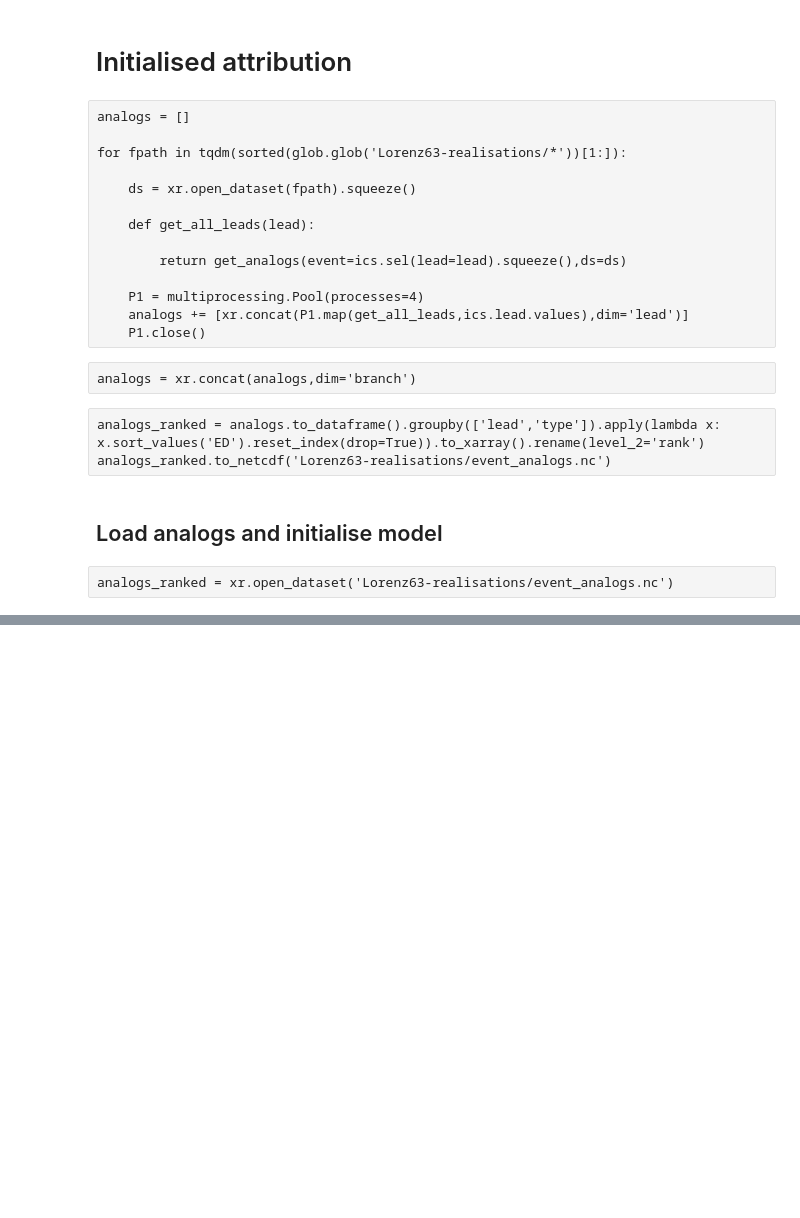
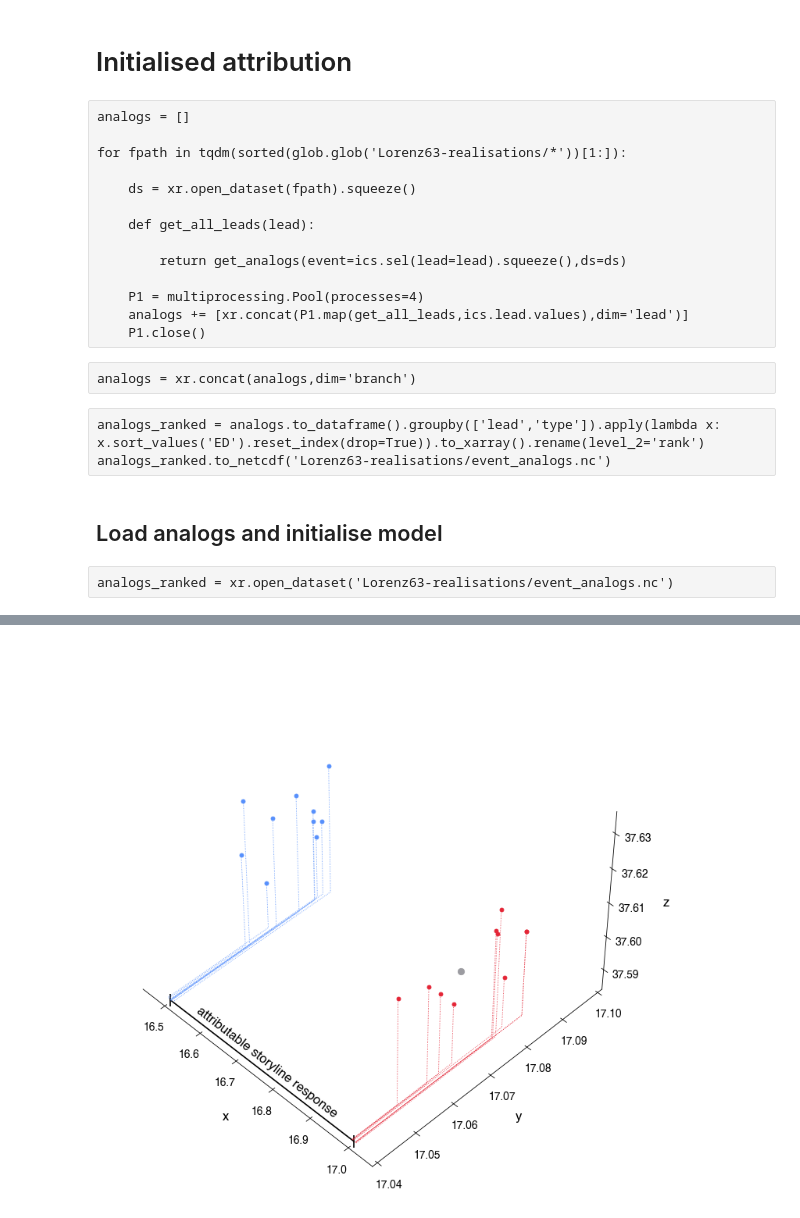
Before and after one commit to njleach/Thesis, a Jupyter notebook: Introduction/Figures/initialised-lorenz.ipynb, the cells around one changed output, grey strips where cells are left out. Cells and saved outputs as stored; diff of their text form; code cells hidden in the pictures; blank space fills up the shorter version.

```diff
--- a/Introduction/Figures/initialised-lorenz.ipynb
+++ b/Introduction/Figures/initialised-lorenz.ipynb
@@ -249,0 +246,2 @@ fcs_threshold_rr
+# %%
+analog_rank = ((((ics.sel(lead=0)-analogs.sel(lead=0))**2).y+((ics.sel(lead=0)-analogs.sel(lead=0))**2).z)**(1/2)).to_pandas().T.apply(lambda x: x.sort_values().index.values)
@@ -249,0 +311,47 @@ fcs_threshold_rr
+# %%
+## analogs plot
+xmin,xmax=16.45,17.05
+ymin,ymax=17.04,17.1
+zmin,zmax=37.585,37.635
+
+fig=plt.figure()
+ax=plt.axes(projection='3d')
+
+for a_rank in analog_rank.iloc[:10].forced.values:
+    xf,yf,zf = analogs.sel(lead=0,type='forced',a=a_rank).get(['x','y','z']).to_array().variable.values
+    ax.plot(xf,yf,zf,'o',color=get_palette.Petroff6().to_sn_palette()[2])
+    ax.plot([xf,xf,xf],[yf,yf,ymin],[zf,zmin,zmin],color=get_palette.Petroff6().to_sn_palette()[2],ls=':',zorder=10,lw=0.5)
+
+for a_rank in analog_rank.iloc[:10].unforced.values:
+    xf,yf,zf = analogs.sel(lead=0,type='unforced',a=a_rank).get(['x','y','z']).to_array().variable.values
+    ax.plot(xf,yf,zf,'o',color=get_palette.Petroff6().to_sn_palette()[0])
+    ax.plot([xf,xf,xf],[yf,yf,ymin],[zf,zmin,zmin],color=get_palette.Petroff6().to_sn_palette()[0],ls=':',zorder=10,lw=0.5)
+
+icx,icy,icz = ics.sel(lead=0).to_array().values
+ax.plot(icx,icy,icz,'o',ms=5,color=get_palette.Petroff6().to_sn_palette()[-2],zorder=10)
+
+ax.plot([analogs.sel(lead=0,type='forced',a=analog_rank.iloc[:10].forced.values).x.mean(),analogs.sel(lead=0,type='unforced',a=analog_rank.iloc[:10].unforced.values).x.mean()],[ymin,ymin],[zmin,zmin],'|k',ls='-',ms=10,mew=1)
+
+ax.text(16.75,ymin+0.002,zmin,'attributable storyline response',zdir='x',va='center',ha='center')
+
+## output axes layout
+ax.set_xlabel('x')
+ax.set_ylabel('y')
+ax.set_zlabel('z')
+ax.view_init(45,315)
+ax.w_xaxis.set_pane_color((1.0, 1.0, 1.0, 1.0))
+ax.w_yaxis.set_pane_color((1.0, 1.0, 1.0, 1.0))
+ax.w_zaxis.set_pane_color((1.0, 1.0, 1.0, 1.0))
+ax.grid(False)
+ax.set_ylim(ymin,ymax)
+ax.set_xlim(xmin,xmax)
+ax.set_zlim(zmin,zmax)
+
+## output figure options
+fig.patch.set_facecolor('xkcd:white')
+aspect = 1
+fig.set_size_inches(textwidth,textwidth*aspect)
+plt.tight_layout(w_pad=0,h_pad=0)
+fig.dpi=120
+# %% [output]
+[figure, added]
```
Also changed, not shown: parts of 8 cells of this notebook.
